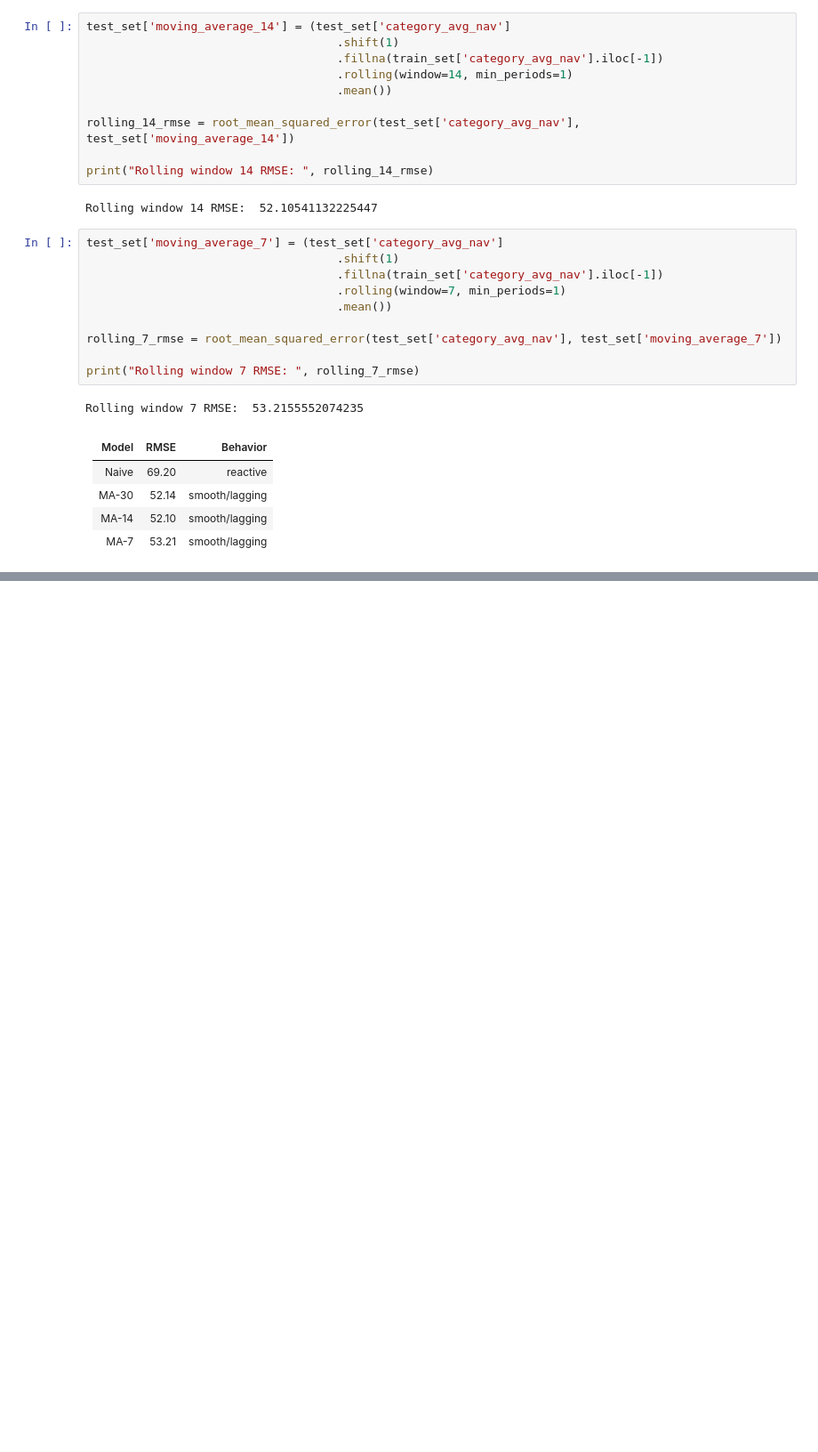
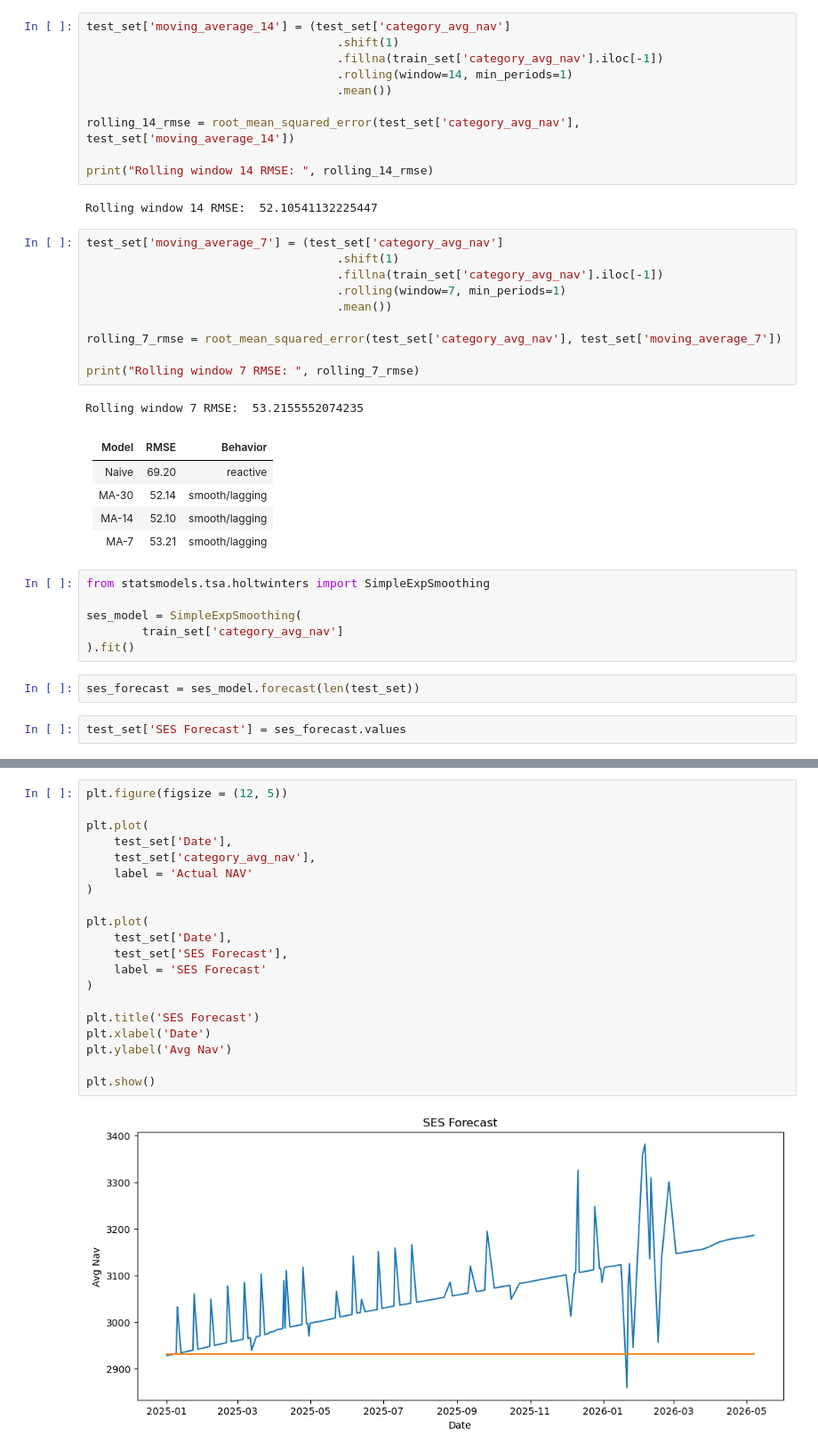
Before and after one commit to anucherlapally/TimeSeries, a Jupyter notebook: models.ipynb, the cells around one changed output, grey strips where cells are left out. Shown at 89% size. Cells and saved outputs as stored; diff of their text form; blank space fills up the shorter version.

Commit message:
model exploration

```diff
--- a/models.ipynb
+++ b/models.ipynb
@@ -106,3 +106,13 @@ Rolling window 7 RMSE:  53.2155552074235
 | MA-30 | 52.14    | smooth/lagging |
 | MA-14 | 52.10    | smooth/lagging |
 | MA-7  | 53.21    | smooth/lagging |
+# %%
+from statsmodels.tsa.holtwinters import SimpleExpSmoothing
+
+ses_model = SimpleExpSmoothing(
+        train_set['category_avg_nav']
+).fit()
+# %%
+ses_forecast = ses_model.forecast(len(test_set))
+# %%
+test_set['SES Forecast'] = ses_forecast.values
@@ -108,0 +130,22 @@ Rolling window 7 RMSE:  53.2155552074235
+# %%
+plt.figure(figsize = (12, 5))
+
+plt.plot(
+    test_set['Date'],
+    test_set['category_avg_nav'],
+    label = 'Actual NAV'
+)
+
+plt.plot(
+    test_set['Date'],
+    test_set['SES Forecast'],
+    label = 'SES Forecast'
+)
+
+plt.title('SES Forecast')
+plt.xlabel('Date')
+plt.ylabel('Avg Nav')
+
+plt.show()
+# %% [output]
+[figure, added]
```
Also changed, not shown: parts of 7 cells of this notebook.
